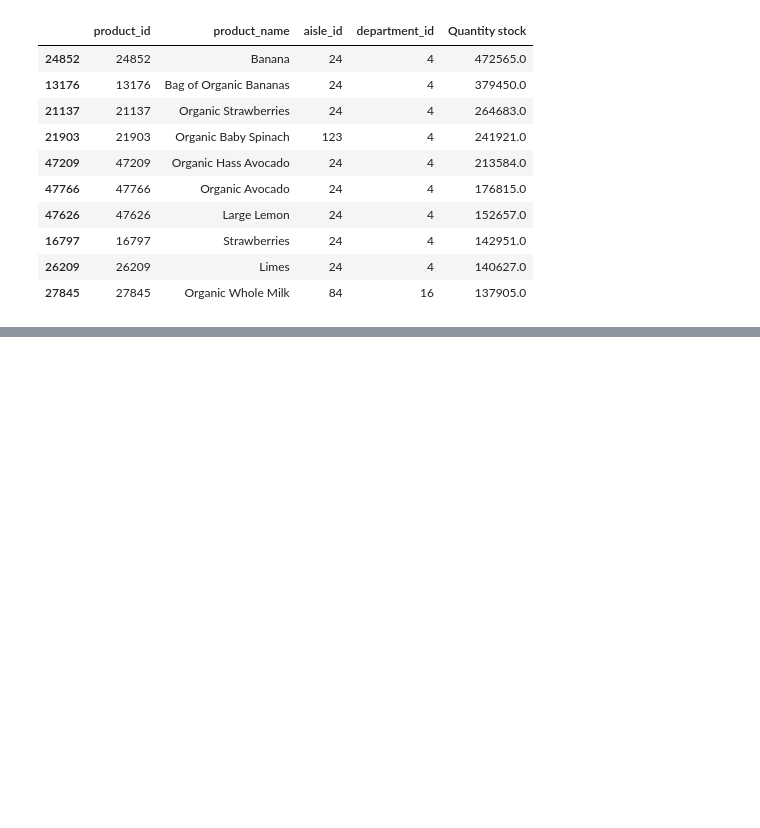
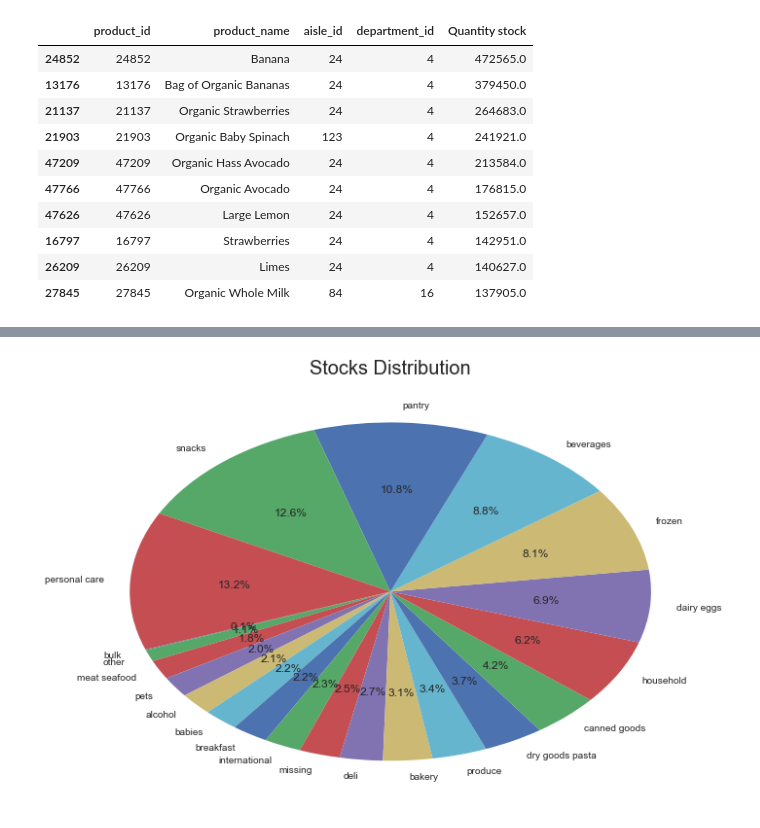
Before and after one commit to JAsanka/BUSINESS-INTELLIGENCE-SYSTEM, a Jupyter notebook: Untitled.ipynb, the cells around one changed output, grey strips where cells are left out. Cells and saved outputs as stored; diff of their text form; code cells hidden in the pictures; blank space fills up the shorter version.

```diff
--- a/Untitled.ipynb
+++ b/Untitled.ipynb
@@ -249,0 +311,4 @@ orders.head()
+# %%
+dept = products
+dept_stocks = dept["department_id"].value_counts().sort_index()
+dept_stocks.head(10)
@@ -249,0 +327,6 @@ orders.head()
+# %%
+dept_stk = departments
+dept_stk.index = np.arange(1, len(dept_stk)+1)
+dept_stk["dept stocks"] = dept_stocks
+dept_stk = dept_stk.sort_values("dept stocks")
+dept_stk.head()
@@ -249,0 +340,10 @@ orders.head()
+# %%
+plt.figure(figsize=(12,8))
+temp = dept_stk.index
+size = np.array(dept_stk["dept stocks"]/dept_stk["dept stocks"].sum())*100
+labels = dept_stk["department"]
+plt.pie(size, labels=labels, autopct="%1.1f%%", startangle=200)
+plt.title("Stocks Distribution", fontsize=20)
+plt.show()
+# %% [output]
+[figure, added]
```
Also changed, not shown: parts of 28 cells of this notebook.
